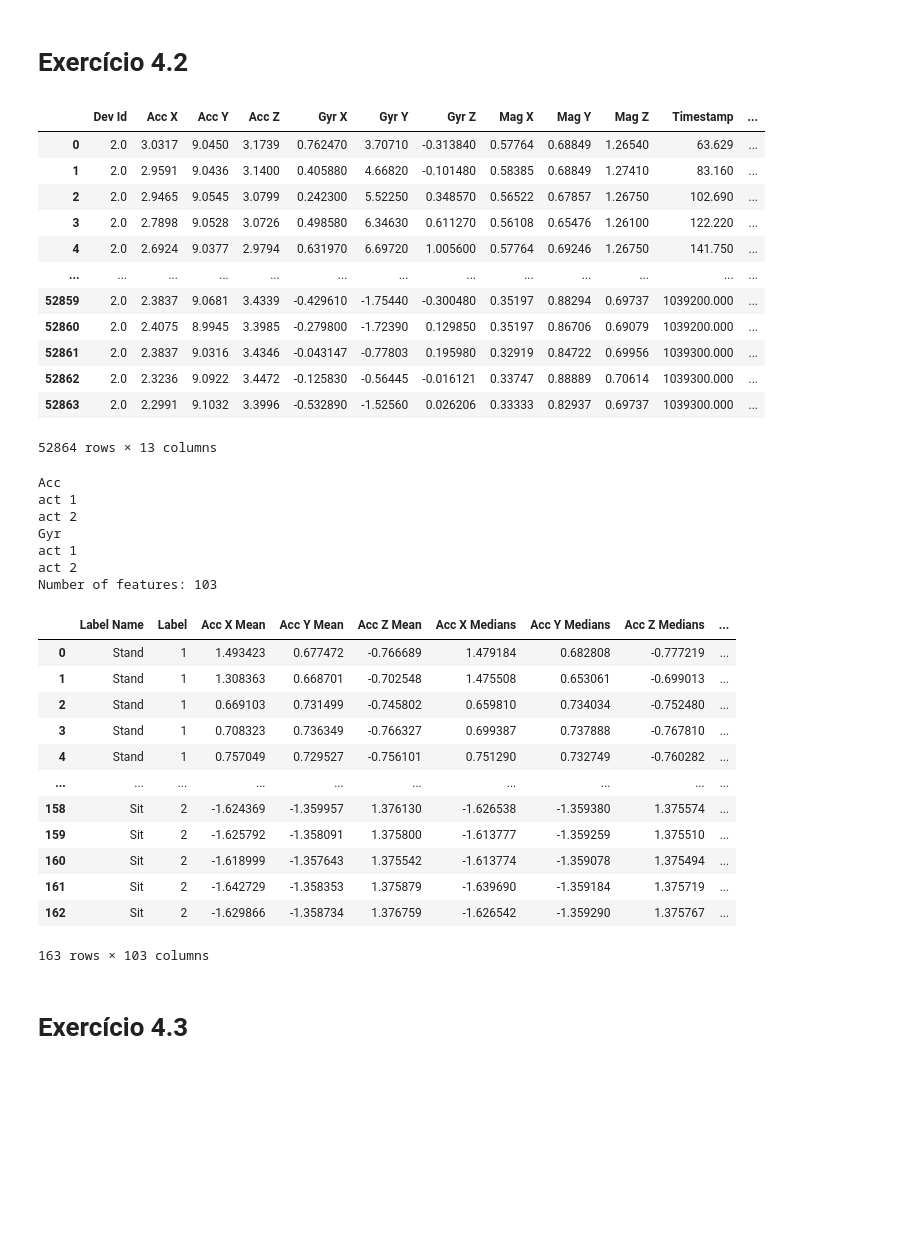
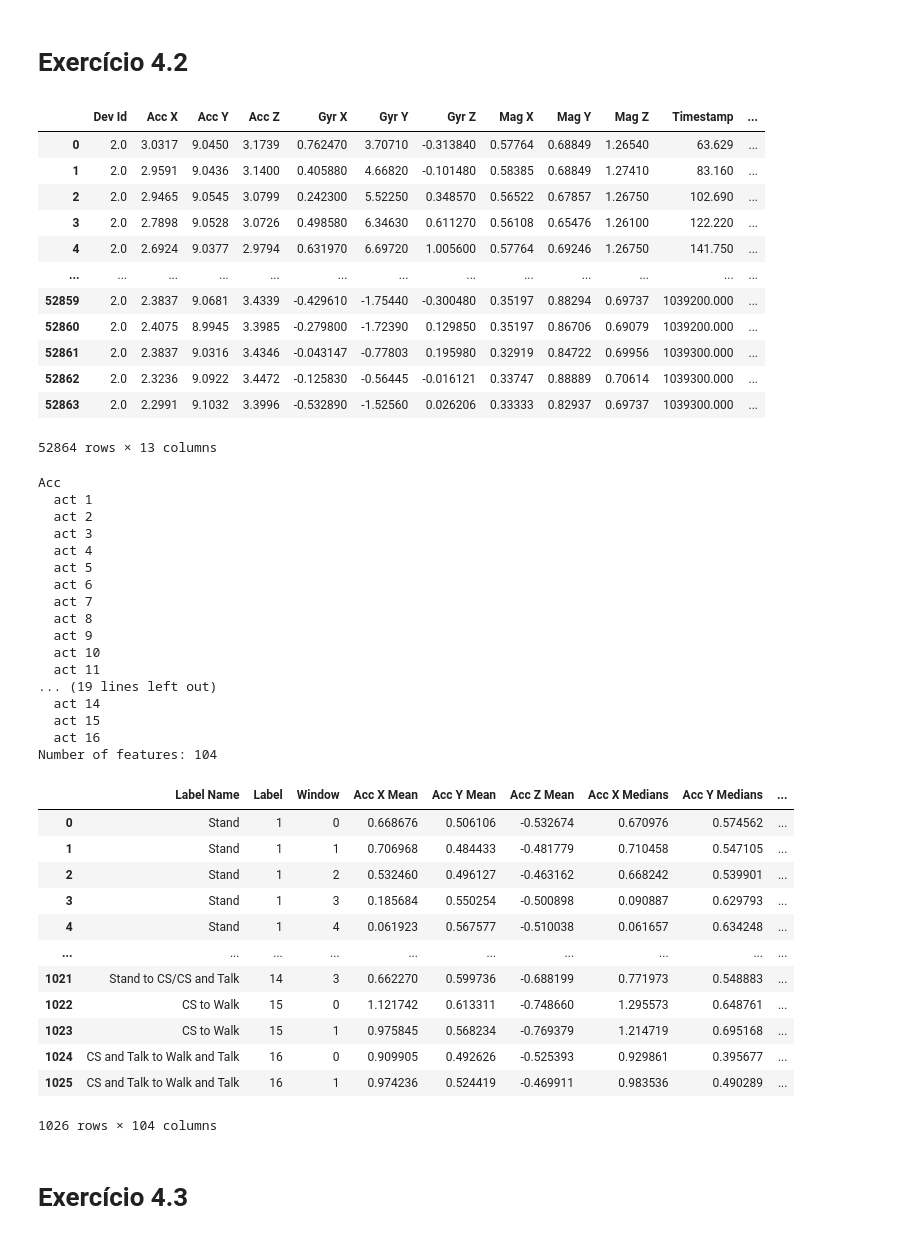
Before and after one commit to leonorcoelh0/TCD, a Jupyter notebook: Code/mainActivity.ipynb, the cells around one changed output. Cells and saved outputs as stored; diff of their text form; code cells hidden in the pictures; blank space fills up the shorter version.

```diff
--- a/Code/mainActivity.ipynb
+++ b/Code/mainActivity.ipynb
@@ -926,7 +932,7 @@ def spectral_entropy(x, sf=f, method='fft', nperseg=None, normalize=False):
         _, psd = periodogram(x, sf)
     elif method == 'welch':
         _, psd = welch(x, sf, nperseg=nperseg)
-    psd_norm = np.divide(psd, psd.sum())
+    psd_norm = np.divide(psd[np.where(psd != 0)], psd.sum())
     se = -np.multiply(psd_norm, np.log2(psd_norm)).sum()
     if normalize:
         se /= np.log2(psd_norm.size)
@@ -1025,7 +1031,7 @@ def energy(window,vec_name):
 #########################################
 
 def normalize_features(features):
-    for c in features.columns[2:]:
+    for c in features.columns[3:]:
         features[c] = (features[c] - features[c].mean()) / features[c].std()
 
     return features
@@ -1098,6 +1104,7 @@ def plot_spectral(features,vecs):
 #########################################
 
 def calculate_features(data, t=2, n_acts=16):
+    data['Window'] = -1
 
     f_window = int(f*t)
 
@@ -1110,16 +1117,18 @@ def calculate_features(data, t=2, n_acts=16):
         print(vec_name)
         act_values = []
         for act in range(1,n_acts+1):
-            print('act',act)
+            print('  act',act)
             data_act = data.loc[data['Label'] == act]
 
-            for i in range(0,data_act.shape[0] - data_act.shape[0] % f_window,f_window):
+            w_i = 0
+            for i in range(0,data_act.shape[0] - int(f_window/2),int(f_window / 2)):
+                data['Window'][data_act.index[i:int(i+f_window/2)]] = w_i
                 values = []
 
                 window = data_act[[vec_name + ' X',vec_name + ' Y',vec_name + ' Z']].iloc[i:i+f_window]
                 n=1
                 if(vec_name == vecs[0]):
-                    values += [act]
+                    values += [act,w_i]
                 #Statistical
                 values += mean(window, vec_name)
                 values += median(window, vec_name)
@@ -1146,10 +1155,18 @@ def calculate_features(data, t=2, n_acts=16):
                 values += dom_freq(window,vec_name)
                 values += energy(window,vec_name)
 
+                d = pd.DataFrame(spec_ent(window,vec_name)).transpose()
+                d.columns = ['x','y','z']
+                if(d.loc[(d['x'].isna()) | (d['y'].isna()) | (d['z'].isna())].shape[0] != 0):
+                    print('i',i)
+                    display(window)
+
                 act_values.append(values)
+                w_i += 1
 
 
         df = pd.DataFrame(act_values)
+
         statistical = [vec_name + ' X Mean',vec_name + ' Y Mean',vec_name + ' Z Mean',
                    vec_name + ' X Medians',vec_name + ' Y Medians',vec_name + ' Z Medians',
                    vec_name + ' X Std',vec_name + ' Y Std',vec_name + ' Z Std',
@@ -1185,7 +1202,7 @@ def calculate_features(data, t=2, n_acts=16):
 
         columns = []
         if(vec_name == vecs[0]):
-            columns = ['Label']
+            columns = ['Label','Window']
         columns += statistical + temporal + spectral
 
         df.columns = columns
@@ -1195,54 +1212,64 @@ def calculate_features(data, t=2, n_acts=16):
     labels.columns = ['Label Name']
     features = pd.concat([labels]+vec_values,axis=1)
 
     print('Number of features:', features.columns.shape[0])
 
     features = normalize_features(features)
     display(features)
 
 #     plot_statistics(features[['Label']+statistical],len(vecs))
 #     plot_temporal(features,vecs)
 
 #     plot_corr(features,vecs)
 #     plot_spectral(features,vecs)
-    return features
+    return [features,data]
 
 data_init = read_file(1)
-features = calculate_features(data_init,2,2)
+[features,data_init] = calculate_features(data_init,2)
 # %% [output]
 |  | Dev Id | Acc X | Acc Y | Acc Z | Gyr X | Gyr Y | Gyr Z | Mag X | Mag Y | Mag Z | Timestamp | ... |
 | 0 | 2.0 | 3.0317 | 9.0450 | 3.1739 | 0.762470 | 3.70710 | -0.313840 | 0.57764 | 0.68849 | 1.26540 | 63.629 | ... |
 | 1 | 2.0 | 2.9591 | 9.0436 | 3.1400 | 0.405880 | 4.66820 | -0.101480 | 0.58385 | 0.68849 | 1.27410 | 83.160 | ... |
 | 2 | 2.0 | 2.9465 | 9.0545 | 3.0799 | 0.242300 | 5.52250 | 0.348570 | 0.56522 | 0.67857 | 1.26750 | 102.690 | ... |
 | 3 | 2.0 | 2.7898 | 9.0528 | 3.0726 | 0.498580 | 6.34630 | 0.611270 | 0.56108 | 0.65476 | 1.26100 | 122.220 | ... |
 | 4 | 2.0 | 2.6924 | 9.0377 | 2.9794 | 0.631970 | 6.69720 | 1.005600 | 0.57764 | 0.69246 | 1.26750 | 141.750 | ... |
 | ... | ... | ... | ... | ... | ... | ... | ... | ... | ... | ... | ... | ... |
 | 52859 | 2.0 | 2.3837 | 9.0681 | 3.4339 | -0.429610 | -1.75440 | -0.300480 | 0.35197 | 0.88294 | 0.69737 | 1039200.000 | ... |
 | 52860 | 2.0 | 2.4075 | 8.9945 | 3.3985 | -0.279800 | -1.72390 | 0.129850 | 0.35197 | 0.86706 | 0.69079 | 1039200.000 | ... |
 | 52861 | 2.0 | 2.3837 | 9.0316 | 3.4346 | -0.043147 | -0.77803 | 0.195980 | 0.32919 | 0.84722 | 0.69956 | 1039300.000 | ... |
 | 52862 | 2.0 | 2.3236 | 9.0922 | 3.4472 | -0.125830 | -0.56445 | -0.016121 | 0.33747 | 0.88889 | 0.70614 | 1039300.000 | ... |
 | 52863 | 2.0 | 2.2991 | 9.1032 | 3.3996 | -0.532890 | -1.52560 | 0.026206 | 0.33333 | 0.82937 | 0.69737 | 1039300.000 | ... |
 52864 rows × 13 columns
 Acc
-act 1
-act 2
-Gyr
-act 1
-act 2
-Number of features: 103
+  act 1
+  act 2
+  act 3
+  act 4
+  act 5
+  act 6
+  act 7
+  act 8
+  act 9
+  act 10
+  act 11
+... (19 lines left out)
+  act 14
+  act 15
+  act 16
+Number of features: 104
-|  | Label Name | Label | Acc X Mean | Acc Y Mean | Acc Z Mean | Acc X Medians | Acc Y Medians | Acc Z Medians | ... |
-| 0 | Stand | 1 | 1.493423 | 0.677472 | -0.766689 | 1.479184 | 0.682808 | -0.777219 | ... |
-| 1 | Stand | 1 | 1.308363 | 0.668701 | -0.702548 | 1.475508 | 0.653061 | -0.699013 | ... |
-| 2 | Stand | 1 | 0.669103 | 0.731499 | -0.745802 | 0.659810 | 0.734034 | -0.752480 | ... |
-| 3 | Stand | 1 | 0.708323 | 0.736349 | -0.766327 | 0.699387 | 0.737888 | -0.767810 | ... |
-| 4 | Stand | 1 | 0.757049 | 0.729527 | -0.756101 | 0.751290 | 0.732749 | -0.760282 | ... |
+|  | Label Name | Label | Window | Acc X Mean | Acc Y Mean | Acc Z Mean | Acc X Medians | Acc Y Medians | ... |
+| 0 | Stand | 1 | 0 | 0.668676 | 0.506106 | -0.532674 | 0.670976 | 0.574562 | ... |
+| 1 | Stand | 1 | 1 | 0.706968 | 0.484433 | -0.481779 | 0.710458 | 0.547105 | ... |
+| 2 | Stand | 1 | 2 | 0.532460 | 0.496127 | -0.463162 | 0.668242 | 0.539901 | ... |
+| 3 | Stand | 1 | 3 | 0.185684 | 0.550254 | -0.500898 | 0.090887 | 0.629793 | ... |
+| 4 | Stand | 1 | 4 | 0.061923 | 0.567577 | -0.510038 | 0.061657 | 0.634248 | ... |
 | ... | ... | ... | ... | ... | ... | ... | ... | ... | ... |
-| 158 | Sit | 2 | -1.624369 | -1.359957 | 1.376130 | -1.626538 | -1.359380 | 1.375574 | ... |
-| 159 | Sit | 2 | -1.625792 | -1.358091 | 1.375800 | -1.613777 | -1.359259 | 1.375510 | ... |
-| 160 | Sit | 2 | -1.618999 | -1.357643 | 1.375542 | -1.613774 | -1.359078 | 1.375494 | ... |
-| 161 | Sit | 2 | -1.642729 | -1.358353 | 1.375879 | -1.639690 | -1.359184 | 1.375719 | ... |
-| 162 | Sit | 2 | -1.629866 | -1.358734 | 1.376759 | -1.626542 | -1.359290 | 1.375767 | ... |
+| 1021 | Stand to CS/CS and Talk | 14 | 3 | 0.662270 | 0.599736 | -0.688199 | 0.771973 | 0.548883 | ... |
+| 1022 | CS to Walk | 15 | 0 | 1.121742 | 0.613311 | -0.748660 | 1.295573 | 0.648761 | ... |
+| 1023 | CS to Walk | 15 | 1 | 0.975845 | 0.568234 | -0.769379 | 1.214719 | 0.695168 | ... |
+| 1024 | CS and Talk to Walk and Talk | 16 | 0 | 0.909905 | 0.492626 | -0.525393 | 0.929861 | 0.395677 | ... |
+| 1025 | CS and Talk to Walk and Talk | 16 | 1 | 0.974236 | 0.524419 | -0.469911 | 0.983536 | 0.490289 | ... |
-163 rows × 103 columns
+1026 rows × 104 columns
 # %% [markdown]
 # Exercício 4.3
 # %%
```
Also changed, not shown: parts of 4 cells of this notebook.
